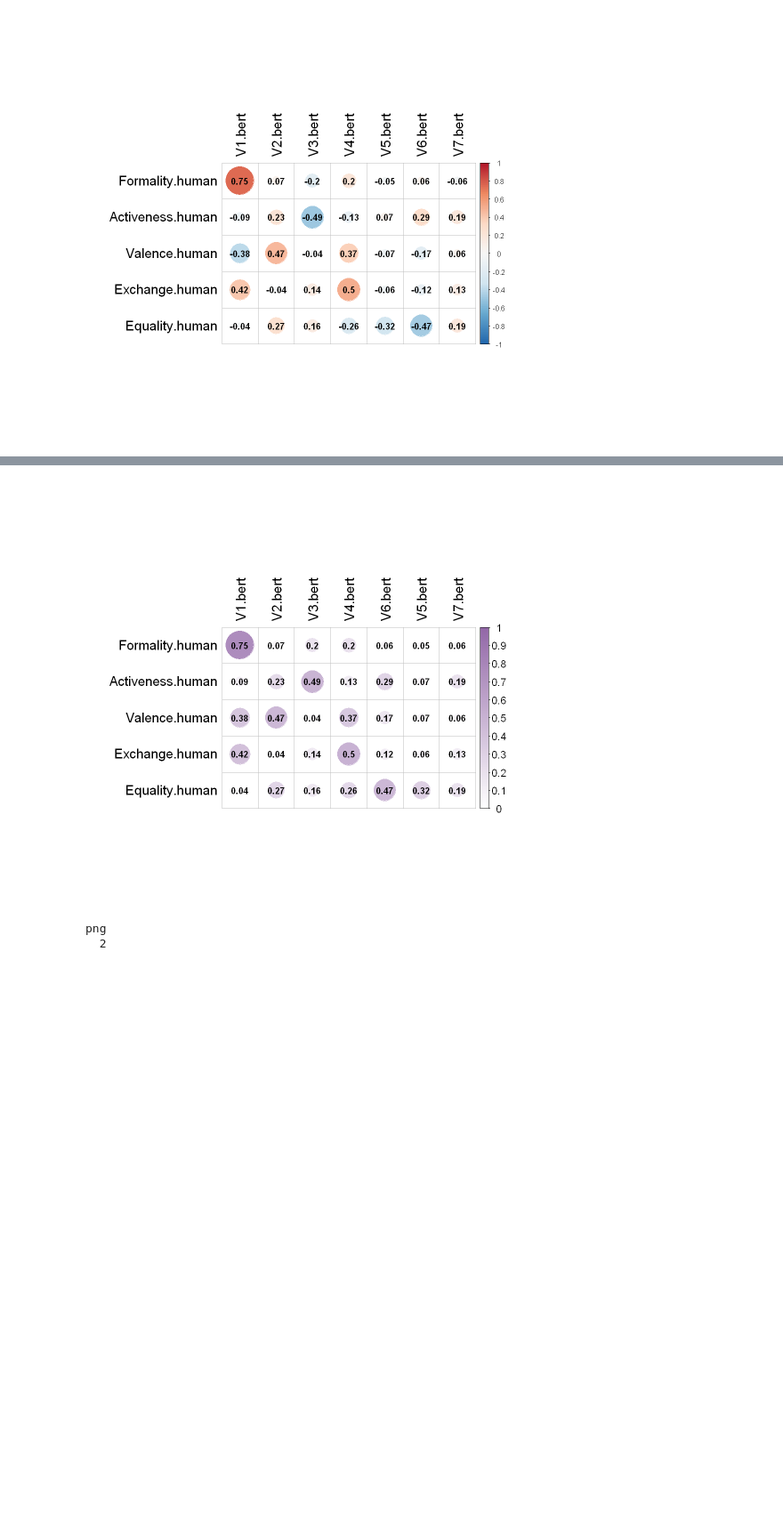
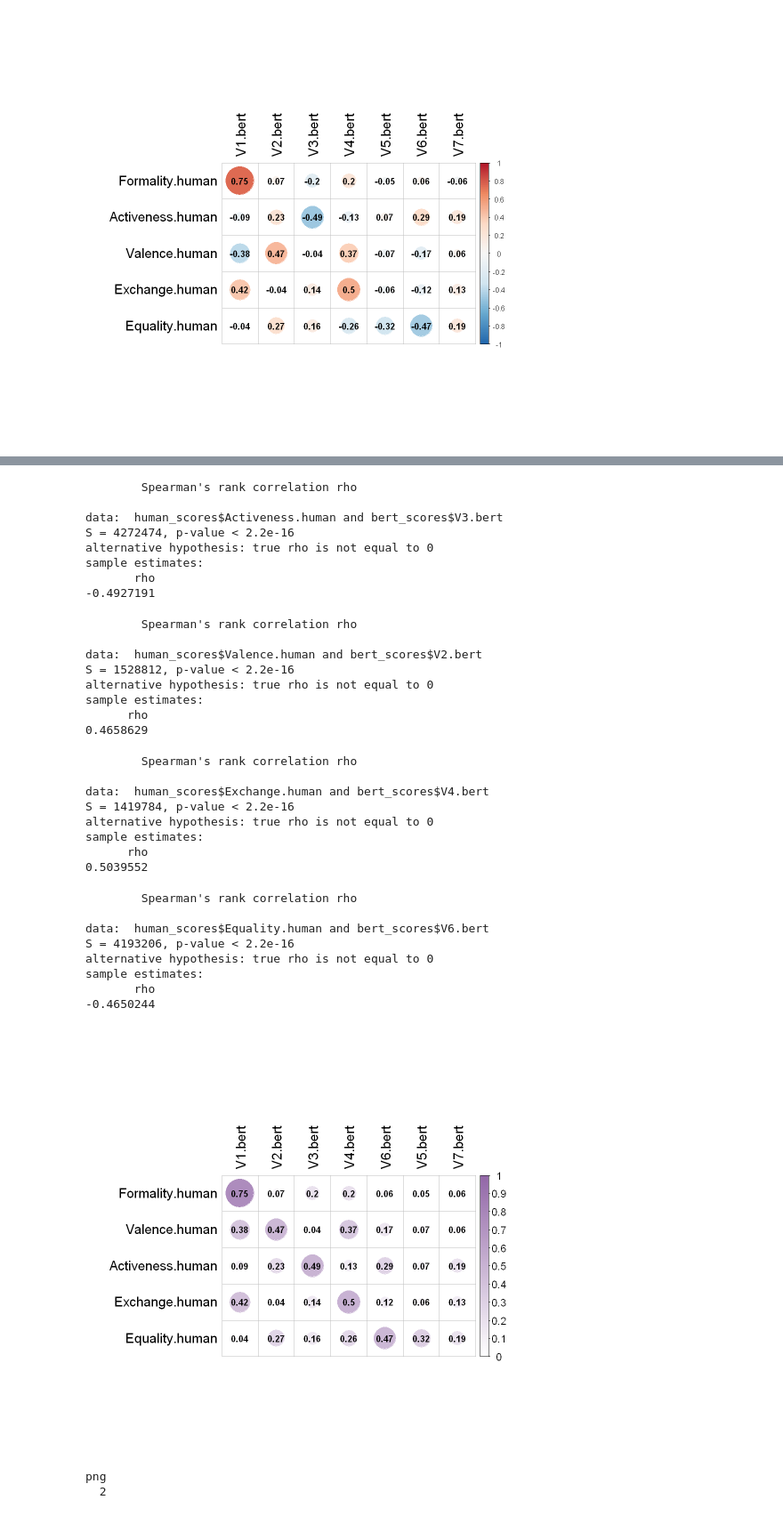
Before and after one commit to BNU-Wang-MSN-Lab/FAVEE-HPP, a Jupyter notebook: Study3/Across_history/3.Human_compare&Model_compare/4.PCA.ipynb, the cells around one changed output, grey strips where cells are left out. Shown at 89% size. Drawn from its saved outputs; the diff is of its cells as text; code cells hidden in the pictures; blank space fills up the shorter version.

```diff
--- a/Study3/Across_history/3.Human_compare&Model_compare/4.PCA.ipynb
+++ b/Study3/Across_history/3.Human_compare&Model_compare/4.PCA.ipynb
@@ -41,16 +41,16 @@ cosine_matrix = function(raw_data){
 # %% [markdown]
 # Human rating
 # %%
-human_scores = read.csv('human_rating_data/human_model/CHN_258r_favee.csv',row.names=1)
+human_scores = read.csv('human_rating_data/human_model/CHN_258r_favee.csv',row.names=1, fileEncoding = 'gb18030')
 human_scores = human_scores[,paste0(c('Formality','Activeness','Valence','Exchange','Equality'),'.human')]
 rels_modern_order = rownames(human_scores)
 # cosine similarity of human rating
 human_sim = read.csv('human_rating_data/human_model/human_33d_258r_cosine.csv',
-                     row.names = 1, check.names = FALSE)
+                     row.names = 1, check.names = FALSE, fileEncoding = 'gb18030')
 human_sim_array = lowerTriangle(human_sim)
 
 # correlation
-human_33d = read.csv('human_rating_data/study2_modern/CHN_dim_rel_NLP_258r_33d_scaled_chi.csv',row.names=1)
+human_33d = read.csv('human_rating_data/study2_modern/CHN_dim_rel_NLP_258r_33d_scaled_chi.csv',row.names=1, fileEncoding = 'gb18030')
 # %% [markdown]
 # Bert embedding
 # %% [markdown]
@@ -58,10 +58,10 @@ human_33d = read.csv('human_rating_data/study2_modern/CHN_dim_rel_NLP_258r_33d_s
 Query3.1: [DESC]The most salient feature of the relationship [TERM] is [MASK].
 # %%
 bert_768d=read.csv('bert_embedding_data/modern/q3.1_bert_embedding_data/MASK_embedding_output.csv',
-                   row.names = 1, check.names = FALSE)
+                   row.names = 1, check.names = FALSE, fileEncoding = 'gb18030')
 rownames(bert_768d) = bert_768d$'word'
 bert_768d = bert_768d[,-c(1)]
-labels_new = read.csv('../1.GPT4_DESC/CHN_modern/labels_chinese.csv')
+labels_new = read.csv('../1.GPT4_DESC/CHN_modern/labels_chinese.csv', fileEncoding = 'gb18030')
 bert_768d = scaleN(bert_768d)
 rownames(bert_768d) = mgsub(rownames(bert_768d),labels_new$'query',labels_new$'Relationships')
 bert_768d = bert_768d[rels_modern_order,]
@@ -69,7 +69,8 @@ dim(bert_768d)
 
 bert_768d_modern_sim = cosine_matrix(bert_768d)
 bert_768d_sim_array = lowerTriangle(bert_768d_modern_sim)
-cor(human_sim_array,bert_768d_sim_array, method = 'spearman')
+raw_bert = cor(human_sim_array,bert_768d_sim_array, method = 'spearman')
+raw_bert
 # %% [output]
 [1] 258 768
 [1] 0.5528642
@@ -216,9 +230,16 @@ bert_scores_modern = bert_scores
 options(repr.plot.width=8, repr.plot.height=8)
 plot_scores_modern = abs(bert_human_cor)[1:5,6:length(bert_human_combine)]
 plot_scores_modern = plot_scores_modern[,paste0('V',c(seq(1,4),c(6,5,7)),'.bert')]
+plot_scores_modern = plot_scores_modern[paste0(c('Formality','Valence','Activeness','Exchange','Equality'),'.human'),]
 corrplot(plot_scores_modern,is.corr=FALSE,
          addCoef.col = "black",
          tl.col="black",tl.cex=1.5,
          col.lim = c(0,1),cl.cex=1.2,
          col = colorRampPalette(c("white","#9368A8"))(100))
+
+cor.test(human_scores$'Formality.human',bert_scores$'V1.bert',method='spearman')
+cor.test(human_scores$'Activeness.human',bert_scores$'V3.bert',method='spearman')
+cor.test(human_scores$'Valence.human',bert_scores$'V2.bert',method='spearman')
+cor.test(human_scores$'Exchange.human',bert_scores$'V4.bert',method='spearman')
+cor.test(human_scores$'Equality.human',bert_scores$'V6.bert',method='spearman')
 # %% [output]
@@ -225,4 +254,36 @@ corrplot(plot_scores_modern,is.corr=FALSE,
+        Spearman's rank correlation rho
+
+data:  human_scores$Activeness.human and bert_scores$V3.bert
+S = 4272474, p-value < 2.2e-16
+alternative hypothesis: true rho is not equal to 0
+sample estimates:
+       rho
+-0.4927191
+        Spearman's rank correlation rho
+
+data:  human_scores$Valence.human and bert_scores$V2.bert
+S = 1528812, p-value < 2.2e-16
+alternative hypothesis: true rho is not equal to 0
+sample estimates:
+      rho
+0.4658629
+        Spearman's rank correlation rho
+
+data:  human_scores$Exchange.human and bert_scores$V4.bert
+S = 1419784, p-value < 2.2e-16
+alternative hypothesis: true rho is not equal to 0
+sample estimates:
+      rho
+0.5039552
+        Spearman's rank correlation rho
+
+data:  human_scores$Equality.human and bert_scores$V6.bert
+S = 4193206, p-value < 2.2e-16
+alternative hypothesis: true rho is not equal to 0
+sample estimates:
+       rho
+-0.4650244
-[figure, old version]
+[figure, new version]
 # %%
 png("output_graph/Modern_PCA_cor.png", bg="transparent",
     family = 'sans',units='in',width=8,height=8,res=300)
```
Also changed, not shown: parts of 5 cells of this notebook, 2 other files.
